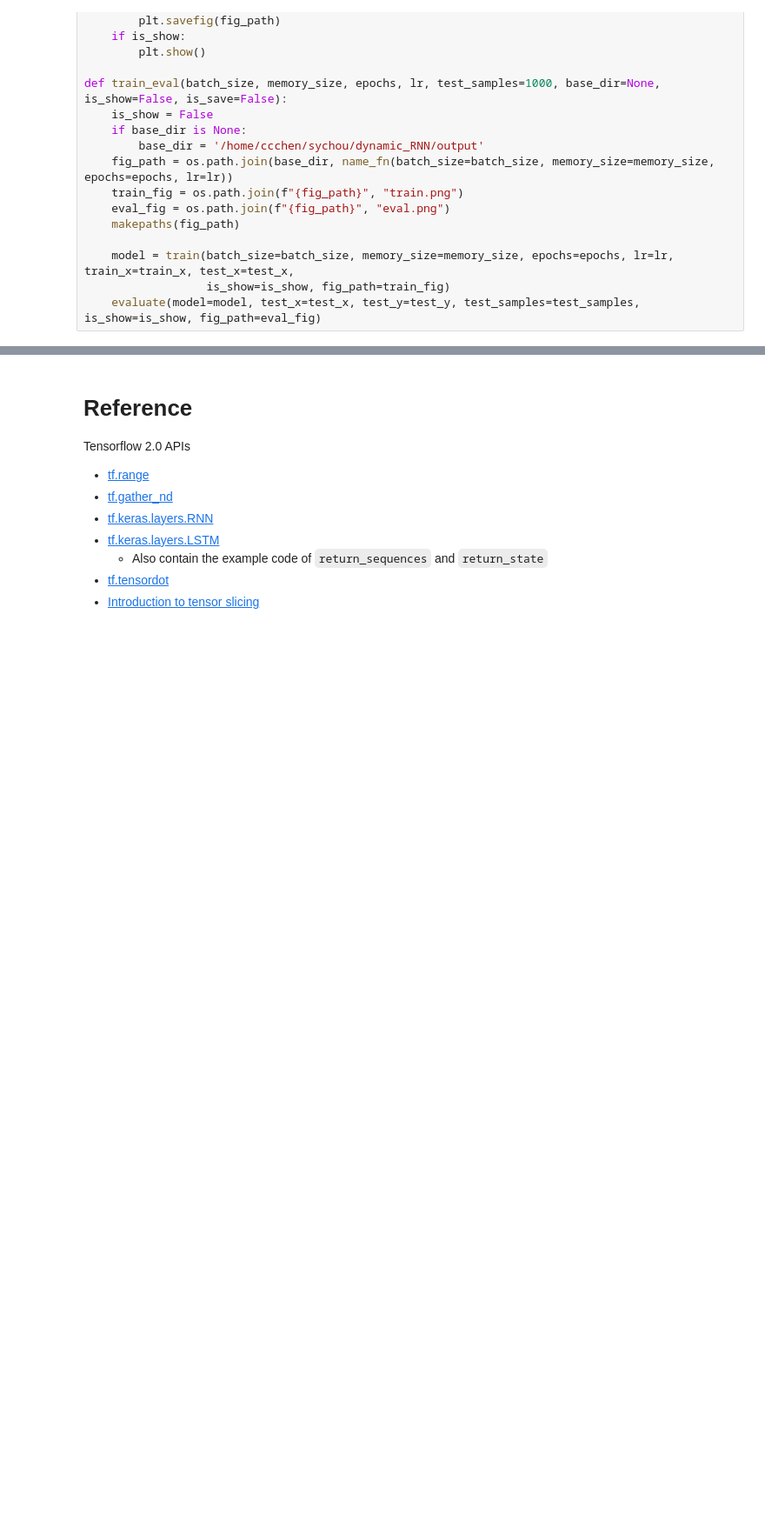
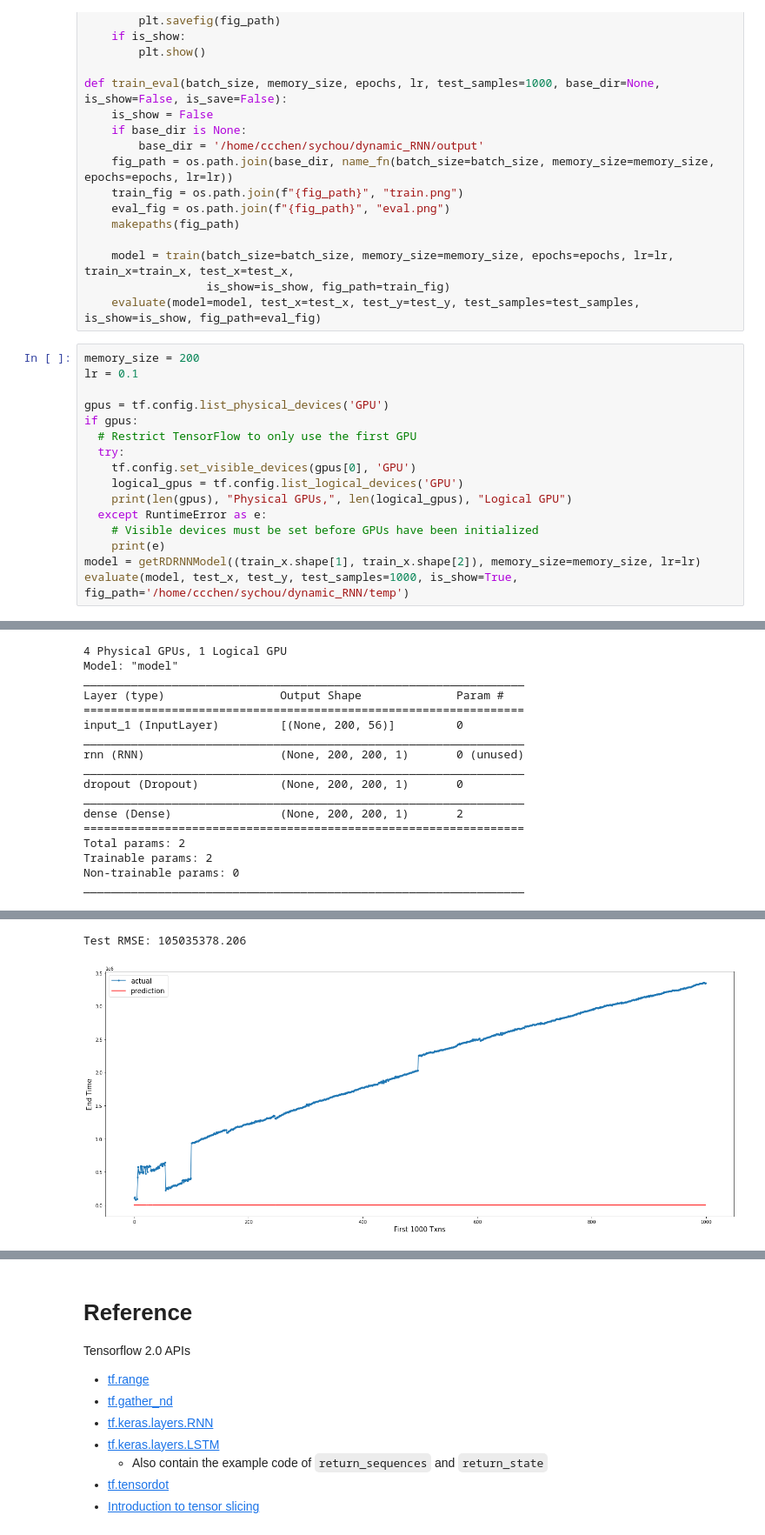
Before and after one commit to Database-Project-2021/dynamicRNN, a Jupyter notebook: Real_Data_Dynamic_RNN_.ipynb, the cells around one changed output, grey strips where cells are left out. Shown at 87% size. Drawn from its saved outputs; the diff is of its cells as text; blank space fills up the shorter version.

```diff
--- a/Real_Data_Dynamic_RNN_.ipynb
+++ b/Real_Data_Dynamic_RNN_.ipynb
@@ -754,3 +741,20 @@ def train_eval(batch_size, memory_size, epochs, lr, test_samples=1000, base_dir=
     model = train(batch_size=batch_size, memory_size=memory_size, epochs=epochs, lr=lr, train_x=train_x, test_x=test_x,
                   is_show=is_show, fig_path=train_fig)
     evaluate(model=model, test_x=test_x, test_y=test_y, test_samples=test_samples, is_show=is_show, fig_path=eval_fig)
+# %%
+memory_size = 200
+lr = 0.1
+
+gpus = tf.config.list_physical_devices('GPU')
+if gpus:
+  # Restrict TensorFlow to only use the first GPU
+  try:
+    tf.config.set_visible_devices(gpus[0], 'GPU')
+    logical_gpus = tf.config.list_logical_devices('GPU')
+    print(len(gpus), "Physical GPUs,", len(logical_gpus), "Logical GPU")
+  except RuntimeError as e:
+    # Visible devices must be set before GPUs have been initialized
+    print(e)
+model = getRDRNNModel((train_x.shape[1], train_x.shape[2]), memory_size=memory_size, lr=lr)
+evaluate(model, test_x, test_y, test_samples=1000, is_show=True, fig_path='/home/ccchen/sychou/dynamic_RNN/temp')
+# %% [output]
@@ -756,0 +764,17 @@ def train_eval(batch_size, memory_size, epochs, lr, test_samples=1000, base_dir=
+4 Physical GPUs, 1 Logical GPU
+Model: "model"
+_________________________________________________________________
+Layer (type)                 Output Shape              Param #
+=================================================================
+input_1 (InputLayer)         [(None, 200, 56)]         0
+_________________________________________________________________
+rnn (RNN)                    (None, 200, 200, 1)       0 (unused)
+_________________________________________________________________
+dropout (Dropout)            (None, 200, 200, 1)       0
+_________________________________________________________________
+dense (Dense)                (None, 200, 200, 1)       2
+=================================================================
+Total params: 2
+Trainable params: 2
+Non-trainable params: 0
+_________________________________________________________________
@@ -757,3 +782,5 @@ def train_eval(batch_size, memory_size, epochs, lr, test_samples=1000, base_dir=
+Test RMSE: 105035378.206
+[figure, added]
 # %%
 from scalablerunner.taskrunner import TaskRunner
 
```
Also changed, not shown: parts of 9 cells of this notebook, 7 other files.
